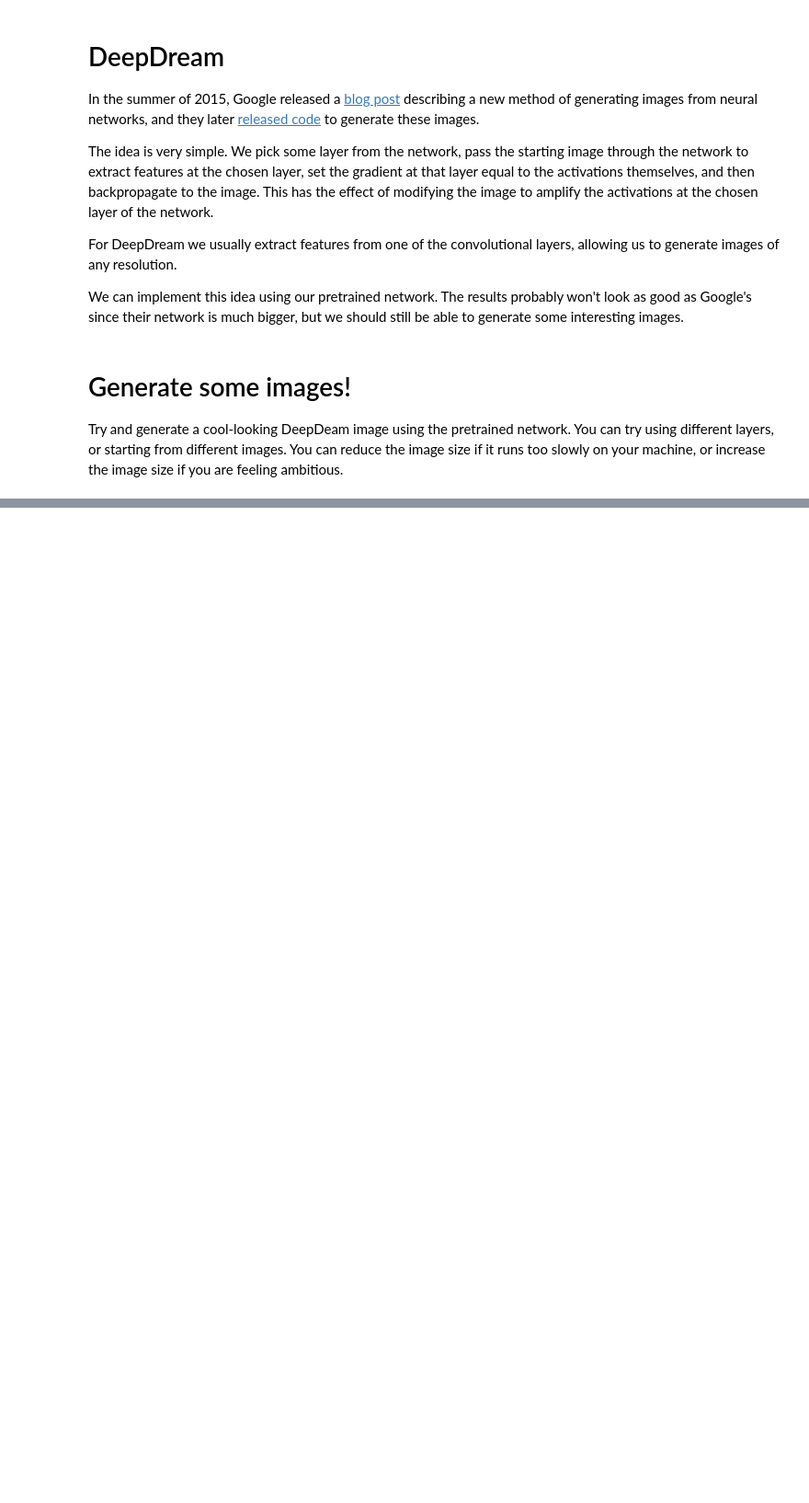
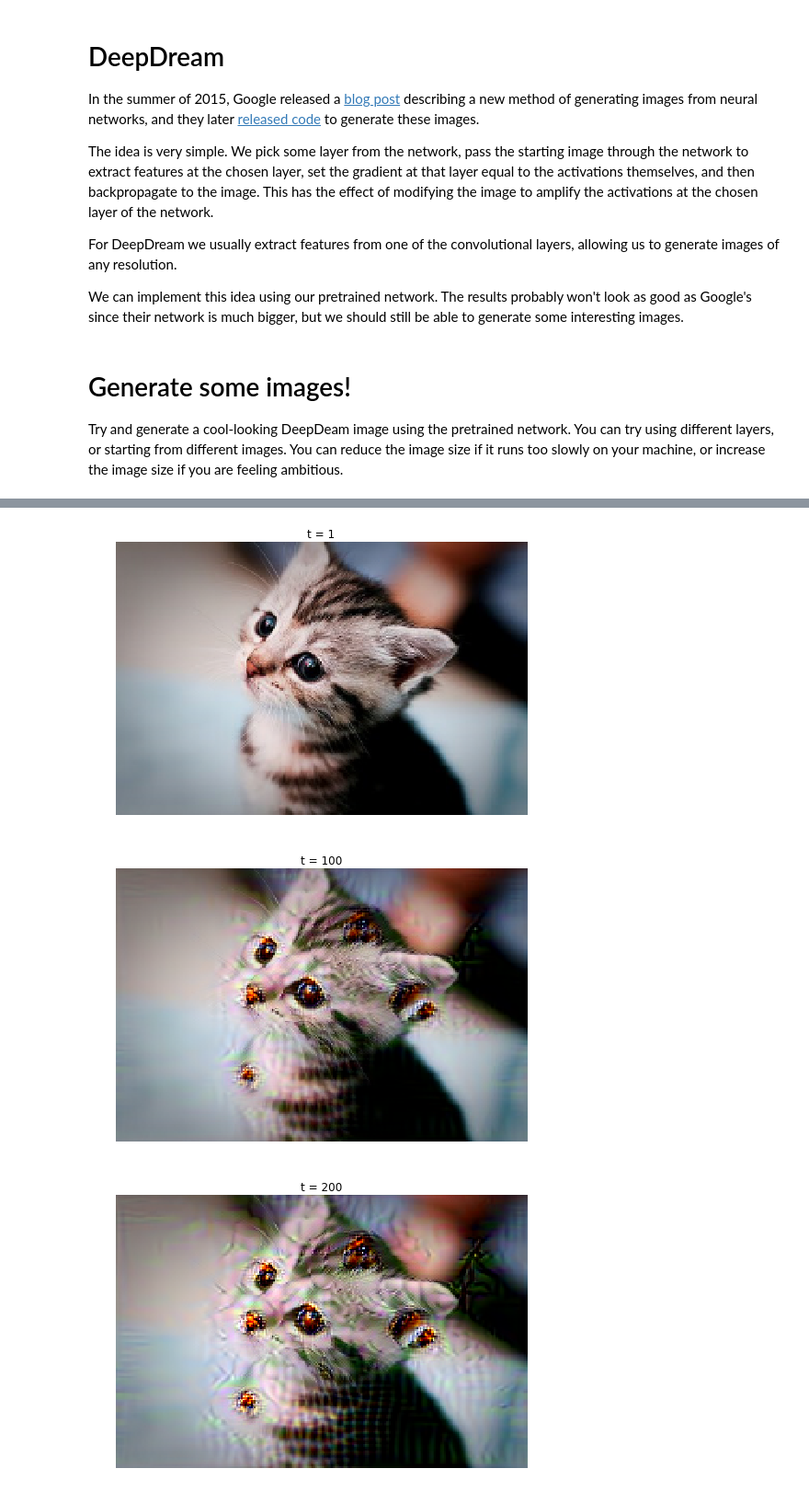
Before and after one commit to Alexoner/mooc, a Jupyter notebook: cs231n/2016/assignment3/ImageGeneration.ipynb, the cells around one changed output, grey strips where cells are left out. Shown at 92% size. Drawn from its saved outputs; the diff is of its cells as text; code cells hidden in the pictures; blank space fills up the shorter version.

```diff
--- a/cs231n/2016/assignment3/ImageGeneration.ipynb
+++ b/cs231n/2016/assignment3/ImageGeneration.ipynb
@@ -406,0 +443,8 @@ out = deepdream(img_pre, 7, model, learning_rate=2000)
+# %%
+out = deepdream(img_pre, layer, model, learning_rate=4000,
+                num_iterations=500, show_every=100,
+                objective=objective_guide)
+# %% [output]
+[figure, added]
+[figure, added]
+[figure, added]
```
Also changed, not shown: parts of 8 cells of this notebook, 2 other files.
